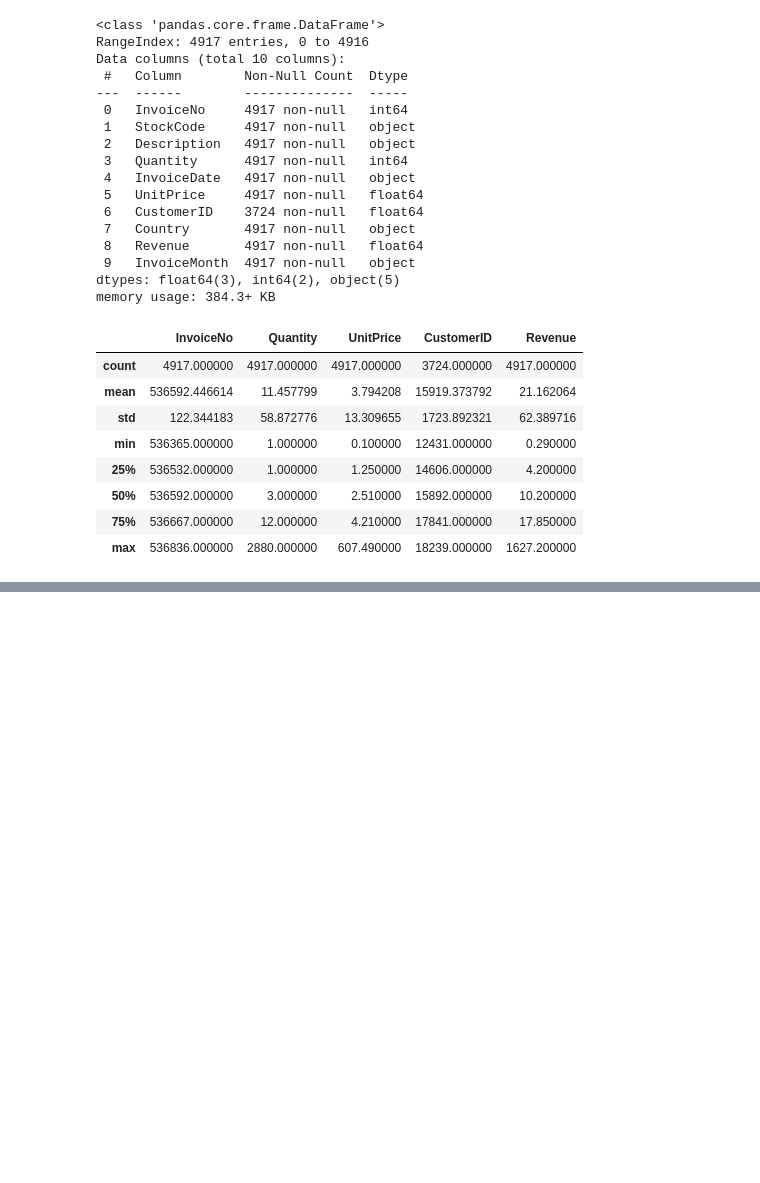
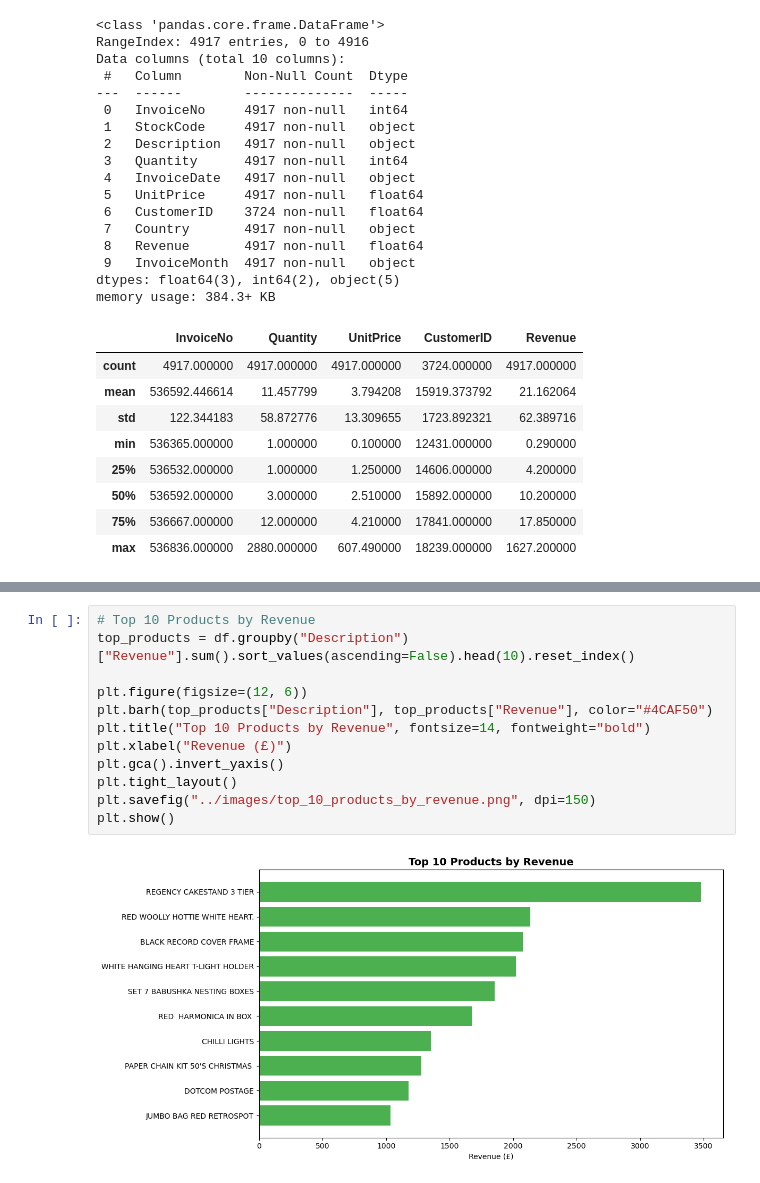
Before and after one commit to Charity-Ikeh/ecommerce-bi-analytics, a Jupyter notebook: python/02_eda_analysis.ipynb, the cells around one changed output, grey strips where cells are left out. Saved outputs shown, nothing was run; the diff lists cells and outputs as text; blank space fills up the shorter version.

```diff
--- a/python/02_eda_analysis.ipynb
+++ b/python/02_eda_analysis.ipynb
@@ -77,0 +96,14 @@ memory usage: 384.3+ KB
+# %%
+# Top 10 Products by Revenue
+top_products = df.groupby("Description")["Revenue"].sum().sort_values(ascending=False).head(10).reset_index()
+
+plt.figure(figsize=(12, 6))
+plt.barh(top_products["Description"], top_products["Revenue"], color="#4CAF50")
+plt.title("Top 10 Products by Revenue", fontsize=14, fontweight="bold")
+plt.xlabel("Revenue (£)")
+plt.gca().invert_yaxis()
+plt.tight_layout()
+plt.savefig("../images/top_10_products_by_revenue.png", dpi=150)
+plt.show()
+# %% [output]
+[figure, added]
```
Also changed, not shown: parts of 6 cells of this notebook, 5 other files.
